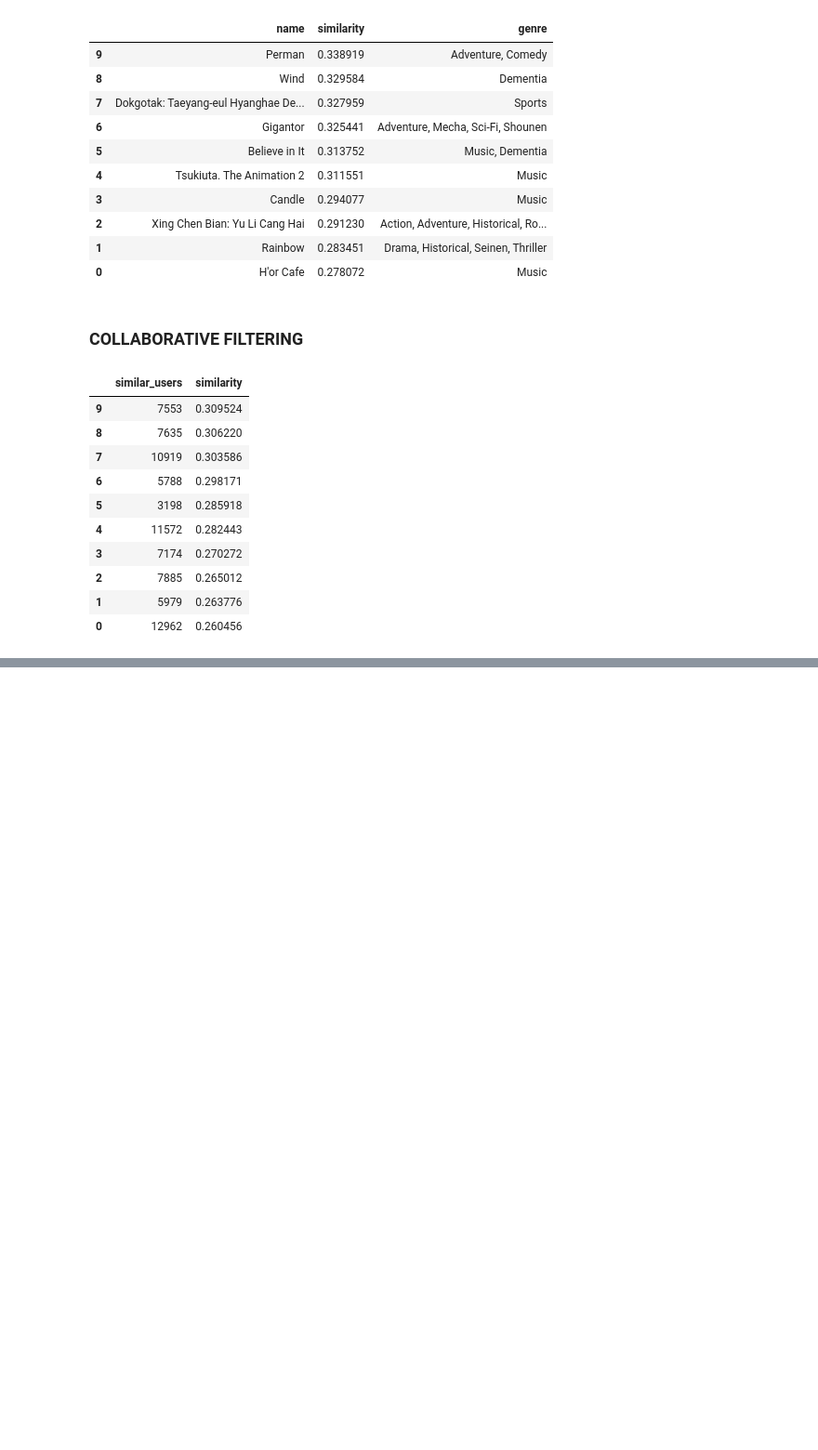
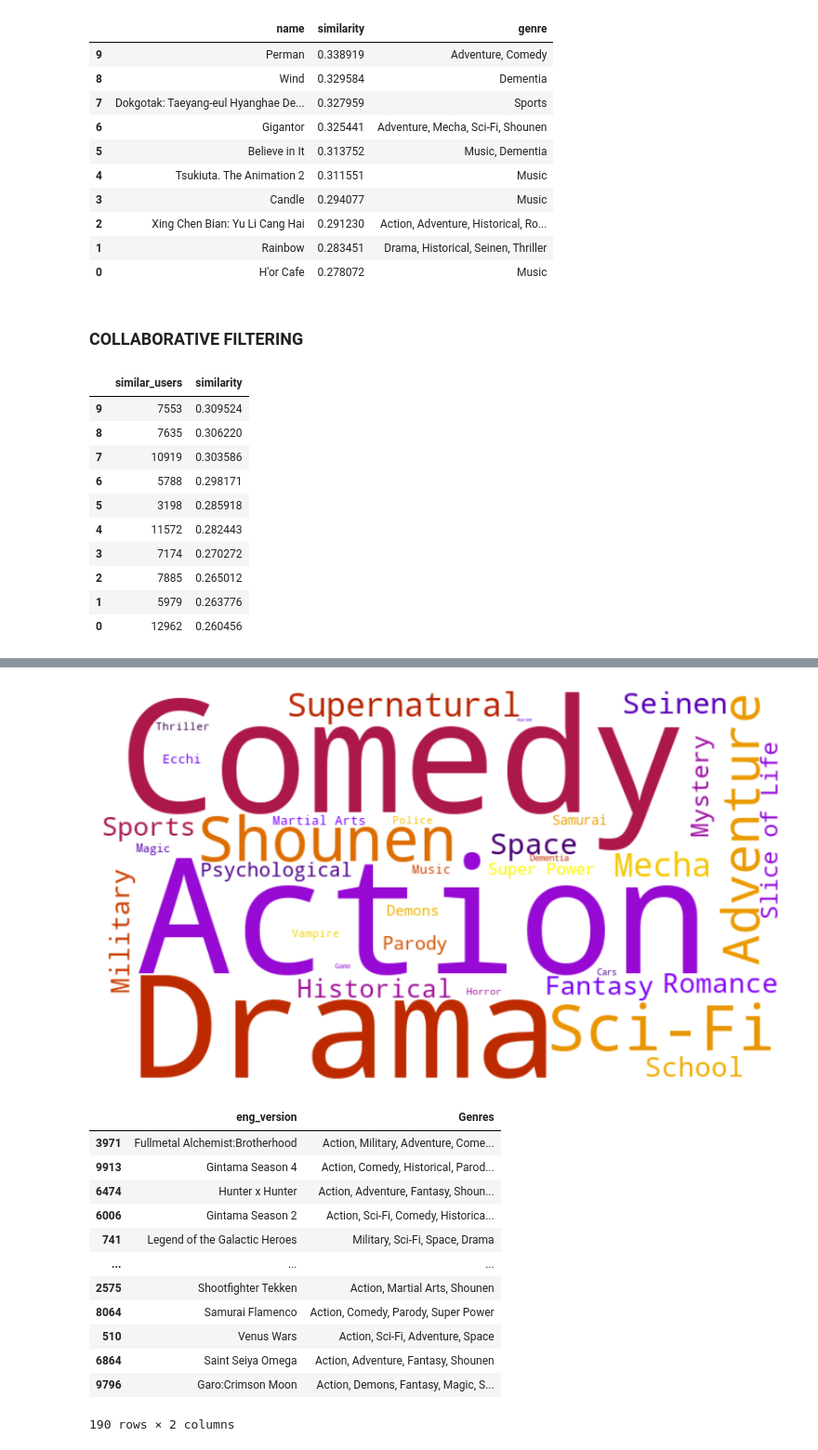
Before and after one commit to Songhai9/anime-recommender-system, a Jupyter notebook: notebook/anime.ipynb, the cells around one changed output, grey strips where cells are left out. Shown at 93% size. Cells and saved outputs as stored; diff of their text form; code cells hidden in the pictures; blank space fills up the shorter version.

```diff
--- a/notebook/anime.ipynb
+++ b/notebook/anime.ipynb
@@ -638,7 +638,7 @@ def showWordCloud(all_genres):
         width=700,
         height=400,
         background_color='white',
-        color_map='gnuplot'
+        colormap='gnuplot'
     ).generate_from_frequencies(all_genres)
 
     plt.figure(figsize=(10, 8))
@@ -672,0 +674,35 @@ TypeError: WordCloud.__init__() got an unexpected keyword argument 'color_map'
+# %%
+def get_user_preferences(user_id, rating_df, df, plot=False):
+    animes_watched_by_user = rating_df[rating_df['user_id'] == user_id]
+    user_rating_percentile = np.percentile(animes_watched_by_user['rating'], 75)
+
+    animes_watched_by_user = animes_watched_by_user[animes_watched_by_user['rating'] >= user_rating_percentile]
+
+    top_animes_user = (
+        animes_watched_by_user.sort_values(by='rating', ascending=False)['anime_id'].values
+    )
+
+    anime_df_rows = df[df['anime_id'].isin(top_animes_user)]
+    anime_df_rows = anime_df_rows[['eng_version', 'Genres']]
+
+    if plot:
+        getFavGenre(anime_df_rows, plot)
+
+    return anime_df_rows
+# %%
+get_user_preferences(11880, rating_df, df, plot=True)
+# %% [output]
+[figure, added]
+|  | eng_version | Genres |
+| 3971 | Fullmetal Alchemist:Brotherhood | Action, Military, Adventure, Come... |
+| 9913 | Gintama Season 4 | Action, Comedy, Historical, Parod... |
+| 6474 | Hunter x Hunter | Action, Adventure, Fantasy, Shoun... |
+| 6006 | Gintama Season 2 | Action, Sci-Fi, Comedy, Historica... |
+| 741 | Legend of the Galactic Heroes | Military, Sci-Fi, Space, Drama |
+| ... | ... | ... |
+| 2575 | Shootfighter Tekken | Action, Martial Arts, Shounen |
+| 8064 | Samurai Flamenco | Action, Comedy, Parody, Super Power |
+| 510 | Venus Wars | Action, Sci-Fi, Adventure, Space |
+| 6864 | Saint Seiya Omega | Action, Adventure, Fantasy, Shounen |
+| 9796 | Garo:Crimson Moon | Action, Demons, Fantasy, Magic, S... |
+190 rows × 2 columns
```
Also changed, not shown: parts of 8 cells of this notebook, 3 other files.
